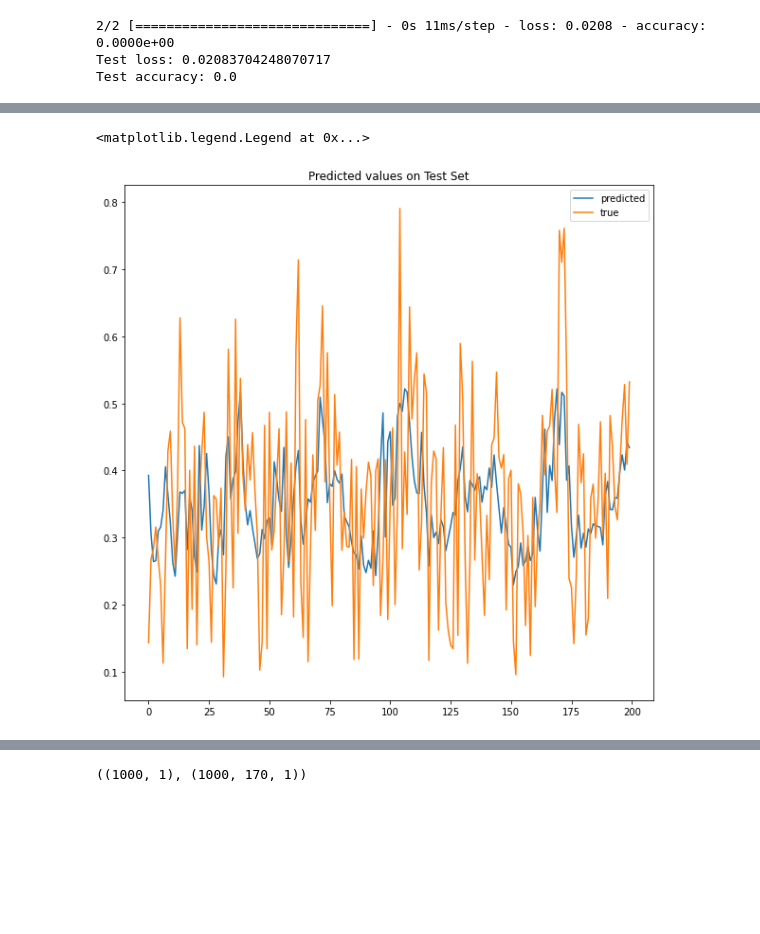
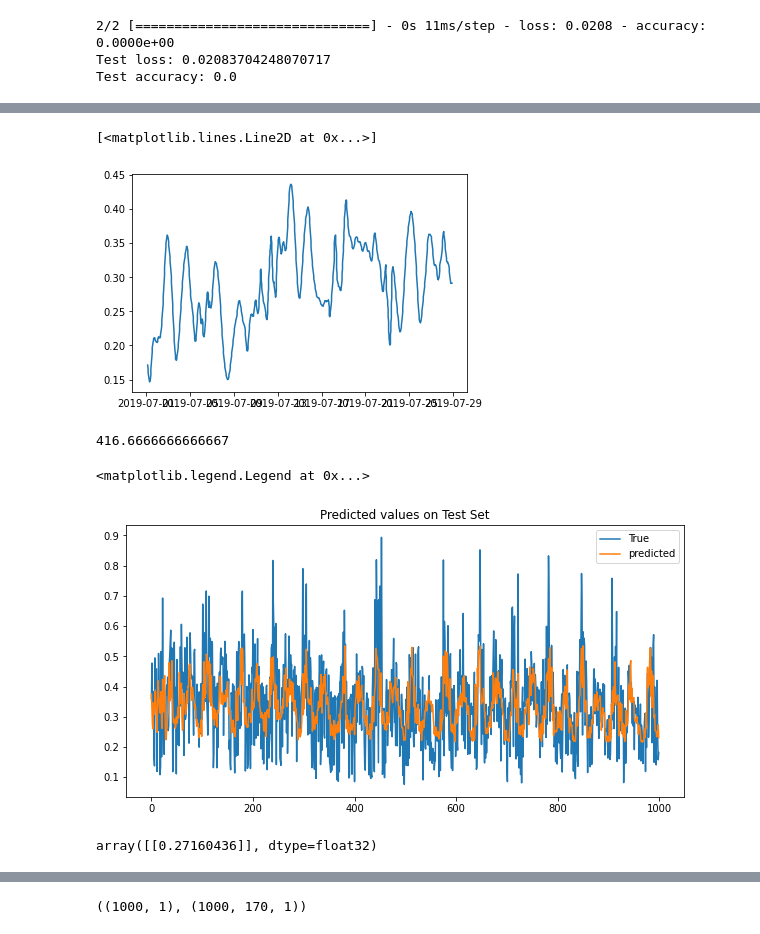
Before and after one commit to takao8/MLTSAProject, a Jupyter notebook: RNN_network_code.ipynb, the cells around one changed output, grey strips where cells are left out. Cells and saved outputs as stored; diff of their text form; code cells hidden in the pictures; blank space fills up the shorter version.

```diff
--- a/RNN_network_code.ipynb
+++ b/RNN_network_code.ipynb
@@ -283,4 +283,11 @@ def preprocess_df(df, ind1, ind2, tlen, key):
     x_set = df_n.drop(key, axis=1)
 
     return np.array(x_set), np.array(y_set)
+# %%
+df_scaled_short = df_scaled[:-10000]
+msk = np.random.rand(len(df_scaled_short)) < 0.8
+
+train = df_scaled_short[msk]
+val = df_scaled_short[~msk]
+test = df_scaled[-10000:]
 # %%
@@ -331,23 +326 @@ test.shape[0]/1000
-# %%
-df_train = train
-x_trainn = full((1000, 170, 44), NaN)
-y_trainn = full((1000, 170,1), NaN)
-
-df_val = test
-x_valn = full((42, 170, 44), NaN)
-y_valn = full((42, 170,1), NaN)
-
-for i in range(1000):
-
-    ind1 = 170*i
-    ind2 = 170*(i+1)
-    x_trainn[i,:,:] = df_train.iloc[ind1:ind2].drop(['Nepool_Load_Hist'], axis=1).values
-    y_trainn[i,:,0] = df_train.Nepool_Load_Hist[ind1:ind2].values
-
-for j in range(42):
-
-    ind1 = 170*j
-    ind2 = 170*(j+1)
-    x_valn[j,:,:] = df_val.iloc[ind1:ind2].drop(['Nepool_Load_Hist'], axis=1).values
-    y_valn[j,:,0] = df_val.Nepool_Load_Hist[ind1:ind2].values
 # %%
@@ -435,7 +406,7 @@ fut_pred = 10000
 name = f"seq-{seq_len}-pred-{fut_pred}-{int(time.time())}"
 tensorboard = TensorBoard(log_dir="logs/{}".format(name))
 # %%
-nepoch = 400
+nepoch = 1200
 nbatch = 24
 filepath = "RNN_Final-{nepoch:02d}-{val_acc:.3f}"  # unique file name that will include the epoch and the validation acc for that epoch
 checkpoint = ModelCheckpoint("models/{}.model".format(filepath, monitor='val_acc', verbose=1, save_best_only=True, mode='max')) # saves only the best ones
@@ -496,11 +522,26 @@ pl.xscale('log')
+# %%
+plt.plot(df_prdct_tr.true.rolling(24).mean())
+# %% [output]
+[<matplotlib.lines.Line2D at 0x...>]
+[figure, added]
+# %%
+10000/24
+# %% [output]
+416.6666666666667
 # %%
 import matplotlib.pyplot as plt
-
-pl.figure(figsize=(10,10))
-pl.plot(model.predict(x_trainn[0:200,:,:]), label="predicted")
-pl.plot(y_trainn[0:200,1,0], label="true")
+ind1=3000
+ind2=3500
+pl.figure(figsize=(10,5))
+pl.plot(y_trainn[0:1000,0,0], label="True")
+pl.plot(model.predict(x_trainn[0:1000,:,:]), label="predicted")
+#pl.plot(y_testn[1,:,0], label="true")
 pl.title("Predicted values on Test Set")
 pl.legend(loc="upper right")
 # %% [output]
 <matplotlib.legend.Legend at 0x...>
-[figure, old version]
+[figure, new version]
+# %%
+model.predict(x_testn[0:1,:,:])
+# %% [output]
+array([[0.27160436]], dtype=float32)
```
Also changed, not shown: parts of 22 cells of this notebook.
